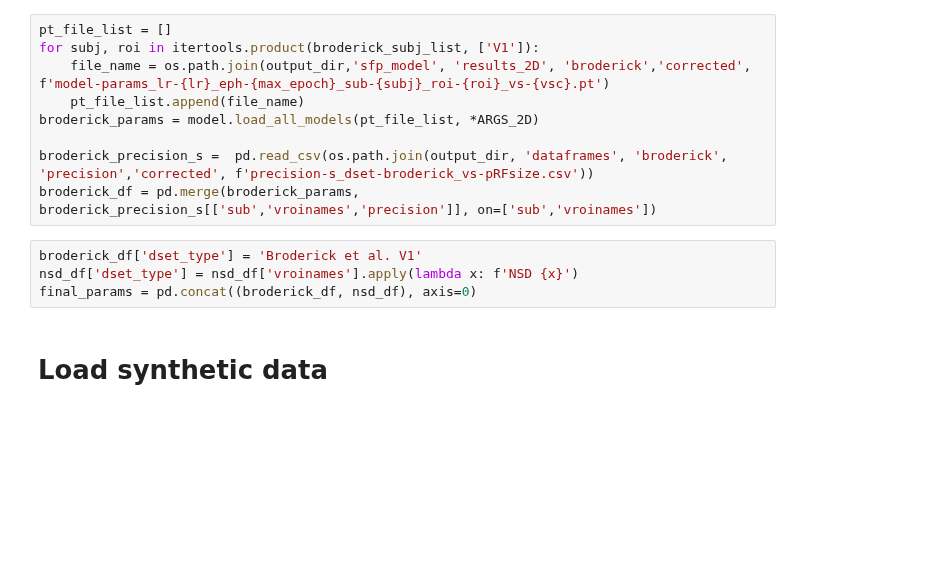
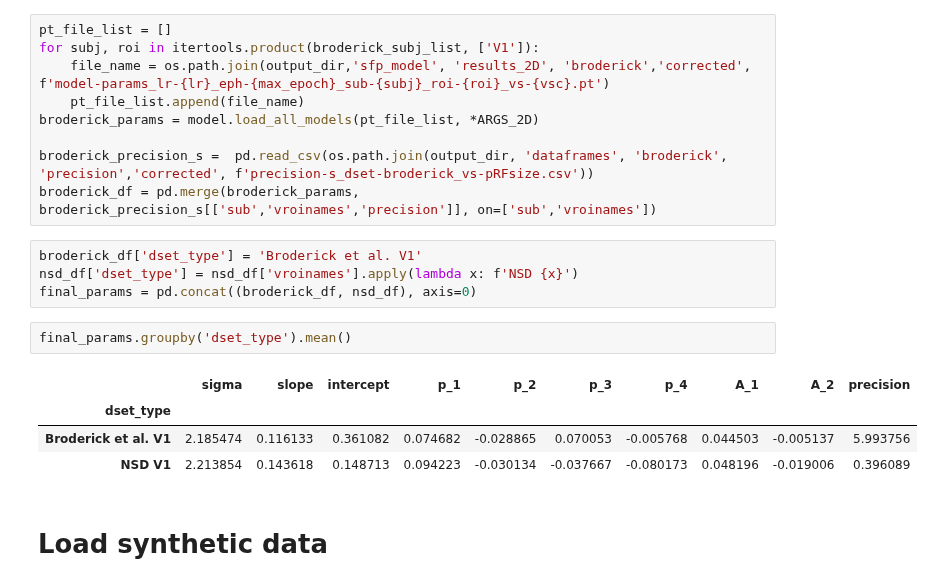
Before and after one commit to JiyeongHa/Spatial-Frequency-Preference_NSDsyn, a Jupyter notebook: notebooks/3.4-replication-plot-model-prediction.ipynb, the cells around one changed output. Saved outputs shown, nothing was run; the diff lists cells and outputs as text; blank space fills up the shorter version.

```diff
--- a/notebooks/3.4-replication-plot-model-prediction.ipynb
+++ b/notebooks/3.4-replication-plot-model-prediction.ipynb
@@ -91,6 +91,13 @@ broderick_df = pd.merge(broderick_params, broderick_precision_s[['sub','vroiname
 broderick_df['dset_type'] = 'Broderick et al. V1'
 nsd_df['dset_type'] = nsd_df['vroinames'].apply(lambda x: f'NSD {x}')
 final_params = pd.concat((broderick_df, nsd_df), axis=0)
+# %%
+final_params.groupby('dset_type').mean()
+# %% [output]
+|  | sigma | slope | intercept | p_1 | p_2 | p_3 | p_4 | A_1 | A_2 | precision |
+| dset_type |  |  |  |  |  |  |  |  |  |  |
+| Broderick et al. V1 | 2.185474 | 0.116133 | 0.361082 | 0.074682 | -0.028865 | 0.070053 | -0.005768 | 0.044503 | -0.005137 | 5.993756 |
+| NSD V1 | 2.213854 | 0.143618 | 0.148713 | 0.094223 | -0.030134 | -0.037667 | -0.080173 | 0.048196 | -0.019006 | 0.396089 |
 # %% [markdown]
 # Load synthetic data
 # %%
```
Also changed, not shown: parts of 6 cells of this notebook, 1 other file.
